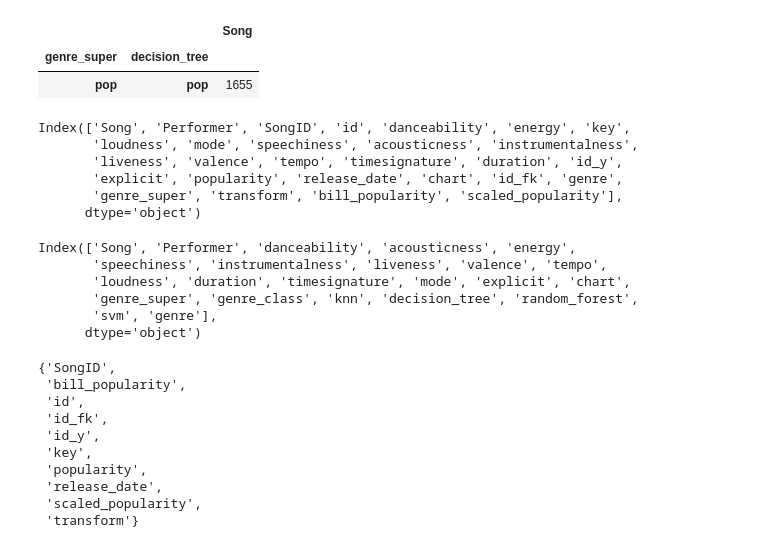
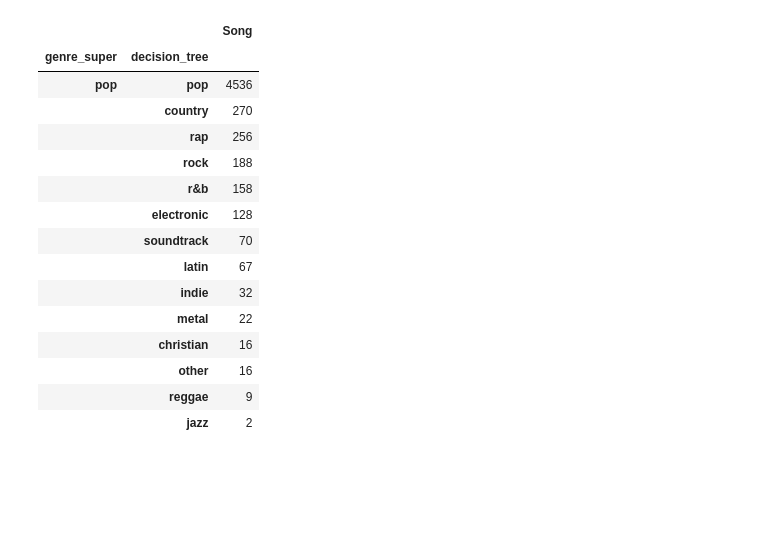
Before and after one commit to kyle-rgb/Spotify_Project, a Jupyter notebook: notebooks/New_Class.ipynb, the cells around one changed output. Drawn from its saved outputs; the diff is of its cells as text; code cells hidden in the pictures; blank space fills up the shorter version.

Commit message:
Update Classification Table with Chart Predictions; Removed Clusters

```diff
--- a/notebooks/New_Class.ipynb
+++ b/notebooks/New_Class.ipynb
@@ -19,7 +21,7 @@ with engine.connect() as con:
 # %%
 classifies_df = attributes.loc[:, ["Song", "Performer", "danceability", "acousticness","energy", "speechiness", 'instrumentalness', 'liveness', 'valence', # [0, 1] continuous variables
 'tempo', "loudness", 'duration', # specific intervals continuous variables
-'timesignature', 'mode','explicit', "chart", 'genre_super']] # categorical variables
+'timesignature', 'mode','explicit', "key","chart", 'genre_super']] # categorical variables
 # %%
 classifies_df = classifies_df.assign(genre_super = lambda x: x.genre_super.apply(lambda g: g if g not in ["empty", "missing"] else "other"))
 # %%
@@ -154,7 +155,8 @@ chart_class_df.describe()
 classifies_df = classifies_df.assign(timesignature = lambda x: x.timesignature.apply(lambda f: f / x.timesignature.max()))\
     .assign(tempo = lambda x: x.tempo.apply(lambda j: j/x.tempo.max()))\
         .assign(duration = lambda x: x.duration.apply(lambda d: d / x.duration.max()))\
-            .assign(loudness = lambda x: x.loudness.apply(lambda l: l / x.loudness.min()))
+            .assign(loudness = lambda x: x.loudness.apply(lambda l: l / x.loudness.min()))\
+                .assign(key = lambda x: x.key.apply(lambda k: k / x.key.max()))
 # %%
 genre_test = classifies_df.assign(genre_class = lambda x: x.genre_super.apply(lambda g: genre_dict[g]))
 # %%
@@ -191,6 +193,6 @@ K-Nearest Neighbors : 59.05686546463246% Correctly Classified
 # %%
 y_2 = genre_test.genre_class.values
-X_2 = genre_test.iloc[:, 2:16].values
+X_2 = genre_test.iloc[:, 2:17].values
 # %%
 X_train, X_test, y_train, y_test = train_test_split(X_2, y_2, random_state=12, test_size=0.33,shuffle=True)
 # %%
@@ -252,4 +254,4 @@ genre_classed.decision_tree=genre_classed.decision_tree.apply(lambda x: genre_pa
 genre_classed.random_forest=genre_classed.random_forest.apply(lambda x: genre_parse[x])
 genre_classed.genre = genre_classed.genre.apply(lambda x: genre_parse[x])
 # %%
-df_class_and_attr = pd.concat([genre_test, genre_classed], axis=1)
+df_class_and_attr = pd.concat([genre_test.reset_index(drop=True), genre_classed], axis=1).drop("genre", axis=1)
@@ -276,38 +317,20 @@ df_class_and_attr.groupby(["genre_super", "svm"]).count()[lambda x: x.index == (
 # %%
-df_class_and_attr.groupby(["genre_super", "decision_tree"]).count()[lambda x: x.index == ("pop", "pop")].iloc[:, :1].sort_values("Song", ascending=False)
+df_class_and_attr[lambda g: g.genre_super == "pop"].groupby(["genre_super", "decision_tree"]).count().iloc[:, :1].sort_values("Song", ascending=False)
 # %% [output]
 |  |  | Song |
 | genre_super | decision_tree |  |
-| pop | pop | 1655 |
+| pop | pop | 4536 |
+|  | country | 270 |
+|  | rap | 256 |
+|  | rock | 188 |
+|  | r&b | 158 |
+|  | electronic | 128 |
+|  | soundtrack | 70 |
+|  | latin | 67 |
+|  | indie | 32 |
+|  | metal | 22 |
+|  | christian | 16 |
+|  | other | 16 |
+|  | reggae | 9 |
+|  | jazz | 2 |
-# %%
-attributes.columns
-# %% [output]
-Index(['Song', 'Performer', 'SongID', 'id', 'danceability', 'energy', 'key',
-       'loudness', 'mode', 'speechiness', 'acousticness', 'instrumentalness',
-       'liveness', 'valence', 'tempo', 'timesignature', 'duration', 'id_y',
-       'explicit', 'popularity', 'release_date', 'chart', 'id_fk', 'genre',
-       'genre_super', 'transform', 'bill_popularity', 'scaled_popularity'],
-      dtype='object')
-# %%
-df_class_and_attr.columns
-# %% [output]
-Index(['Song', 'Performer', 'danceability', 'acousticness', 'energy',
-       'speechiness', 'instrumentalness', 'liveness', 'valence', 'tempo',
-       'loudness', 'duration', 'timesignature', 'mode', 'explicit', 'chart',
-       'genre_super', 'genre_class', 'knn', 'decision_tree', 'random_forest',
-       'svm', 'genre'],
-      dtype='object')
-# %%
-set(attributes.columns).difference(set(df_class_and_attr.columns))
-# %% [output]
-{'SongID',
- 'bill_popularity',
- 'id',
- 'id_fk',
- 'id_y',
- 'key',
- 'popularity',
- 'release_date',
- 'scaled_popularity',
- 'transform'}
 # %%
```
Also changed, not shown: parts of 137 cells of this notebook, 2 other files.
